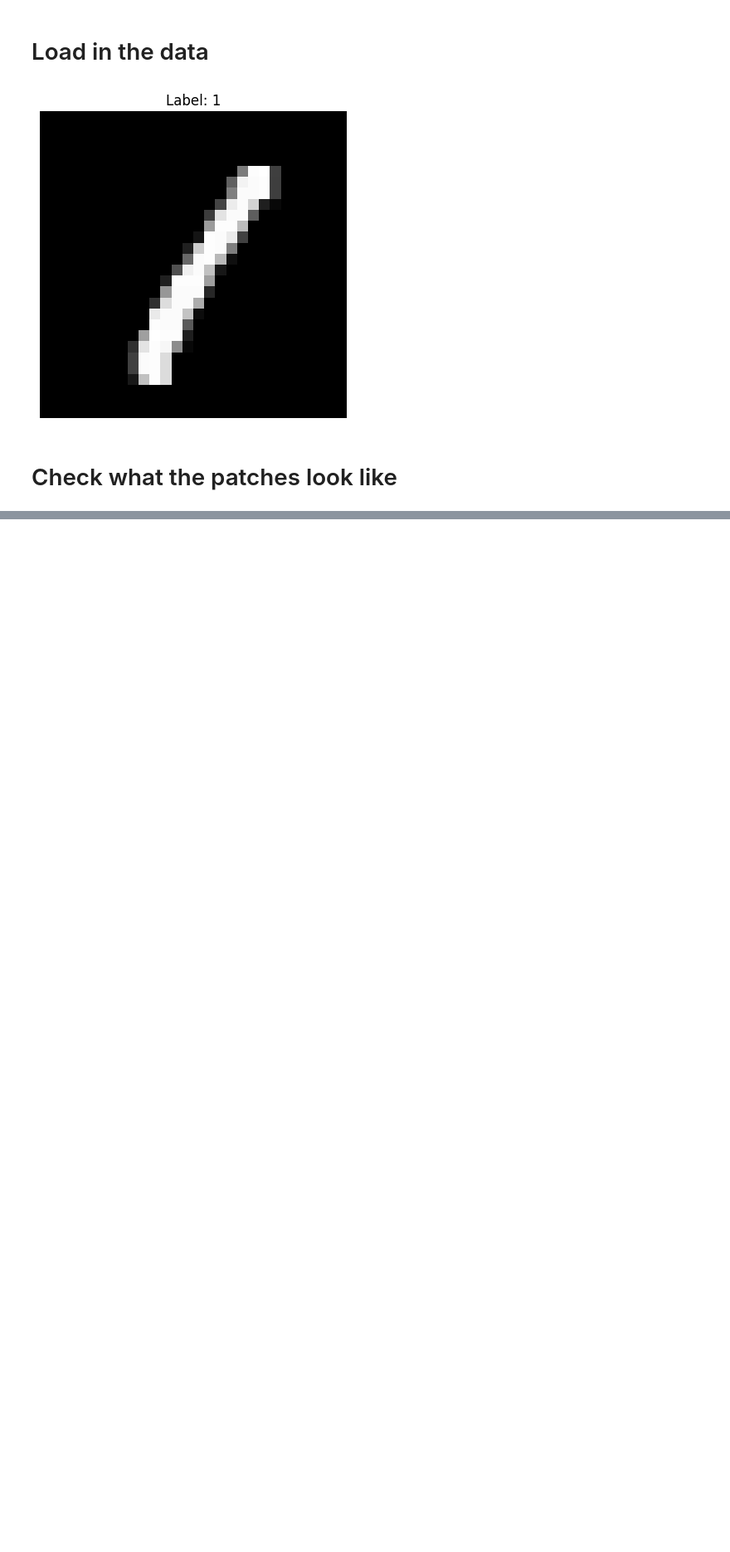
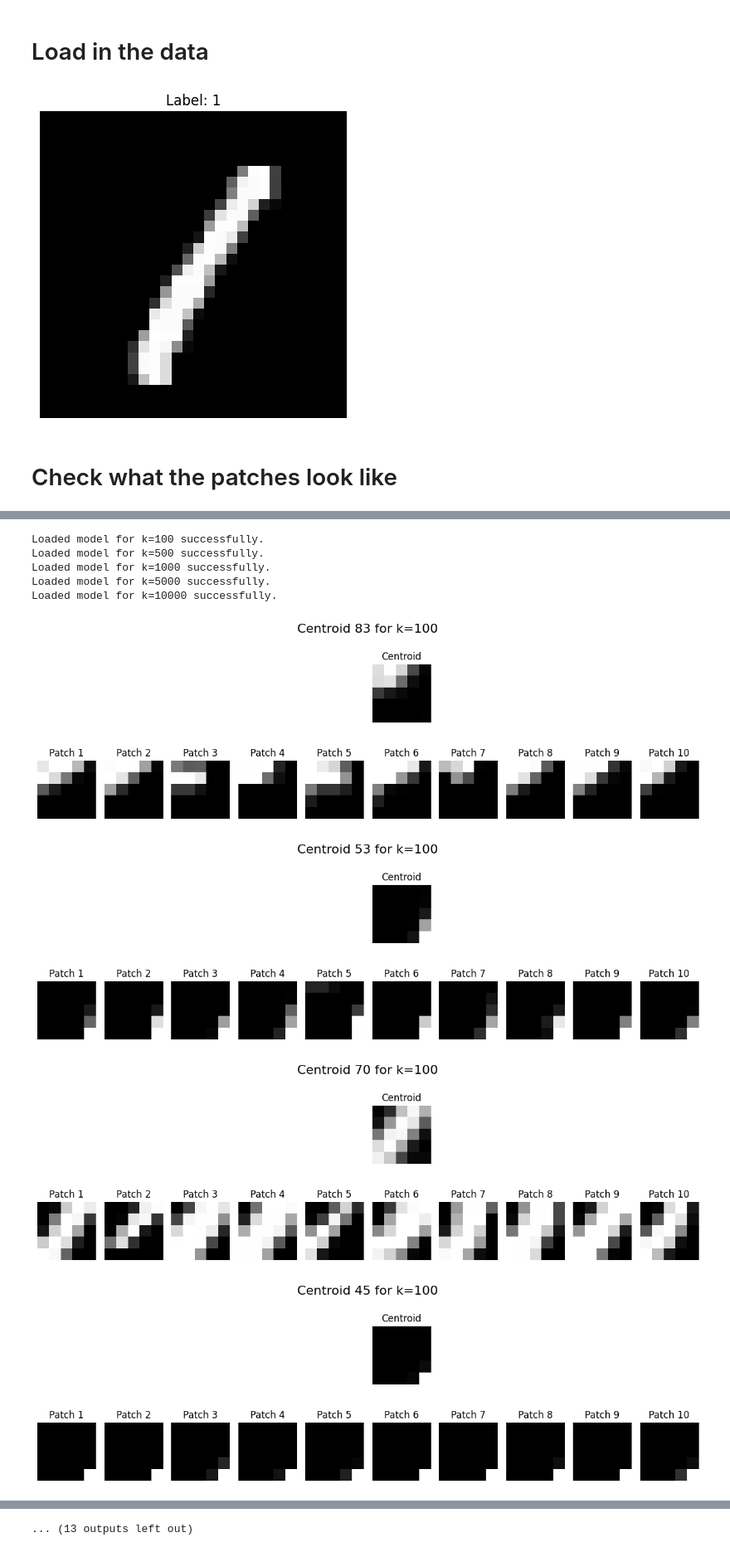
Before and after one commit to snaderi2000/ece-289a, a Jupyter notebook: HW_1/hw_1.ipynb, the cells around one changed output, grey strips where cells are left out. Shown at 83% size. Saved outputs shown, nothing was run; the diff lists cells and outputs as text; code cells hidden in the pictures; blank space fills up the shorter version.

```diff
--- a/HW_1/hw_1.ipynb
+++ b/HW_1/hw_1.ipynb
@@ -179,0 +101,79 @@ plot_samples_from_models(models, sampled_patches)
+# %%
+def load_models(directory='models', k_values=None):
+    """Load k-means models from specified directory based on provided k values."""
+    models = {}
+    if k_values is None:
+        # If no specific k_values provided, try to load all models in the directory
+        model_files = [f for f in os.listdir(directory) if f.startswith('kmeans_') and f.endswith('.pkl')]
+        k_values = [int(f.split('_')[1].split('.')[0]) for f in model_files]
+
+    for k in k_values:
+        filename = os.path.join(directory, f'kmeans_{k}.pkl')
+        try:
+            models[k] = joblib.load(filename)
+            print(f"Loaded model for k={k} successfully.")
+        except FileNotFoundError:
+            print(f"No model found for k={k} in {directory}.")
+        except Exception as e:
+            print(f"Error loading model for k={k}: {e}")
+
+    return models
+
+# Example usage
+k_values = [100, 500, 1000, 5000, 10000]  # Define k values for which models were saved
+models = load_models(directory='models', k_values=k_values)
+# %% [output]
+Loaded model for k=100 successfully.
+Loaded model for k=500 successfully.
+Loaded model for k=1000 successfully.
+Loaded model for k=5000 successfully.
+Loaded model for k=10000 successfully.
+# %%
+def sample_and_plot_centroids(models, data, k_values, num_centroids=5, patches_per_centroid=10, random_seed=42):
+    np.random.seed(random_seed)
+
+    for k in k_values:
+        kmeans = models[k]
+        centroids = kmeans.cluster_centers_
+        labels = kmeans.labels_
+        sampled_indices = np.random.choice(len(centroids), size=num_centroids, replace=False)
+
+        # Create a figure for each k value
+        for i, idx in enumerate(sampled_indices):
+            centroid = centroids[idx].reshape(5, 5)
+
+            # Create a figure with two rows: one for the centroid, one for patches
+            fig, axes = plt.subplots(2, patches_per_centroid, figsize=(12, 4))
+            fig.suptitle(f'Centroid {idx} for k={k}', fontsize=16)
+
+            # Display the centroid in the first row, spanning all columns
+            for ax in axes[0, :]:  # Hide all subplot axes in the first row except for the first one
+                ax.axis('off')
+            ax_centroid = axes[0, (patches_per_centroid//2)]  # Display centroid in the middle of the row
+            ax_centroid.imshow(centroid, cmap='gray', interpolation='nearest')
+            ax_centroid.set_title('Centroid')
+            ax_centroid.axis('off')  # Optionally, show axis
+
+            # Randomly select 10 patches assigned to this centroid
+            assigned_patches_indices = np.where(labels == idx)[0]
+            if len(assigned_patches_indices) > patches_per_centroid:
+                sampled_patch_indices = np.random.choice(assigned_patches_indices, size=patches_per_centroid, replace=False)
+            else:
+                sampled_patch_indices = assigned_patches_indices
+
+            # Display each patch in the second row
+            for j, patch_idx in enumerate(sampled_patch_indices):
+                patch_image = data[patch_idx].reshape(5, 5)
+                axes[1, j].imshow(patch_image, cmap='gray', interpolation='nearest')
+                axes[1, j].axis('off')  # Optionally, show axis
+                axes[1, j].set_title(f'Patch {j+1}')
+
+            plt.tight_layout()
+            plt.show()
+# %%
+sample_and_plot_centroids(models, patches, k_values)
+# %% [output]
+[figure, added]
+[figure, added]
+[figure, added]
+[figure, added]
@@ -179,0 +188 @@ plot_samples_from_models(models, sampled_patches)
+... (13 outputs left out)
```
Also changed, not shown: parts of 29 cells of this notebook.
